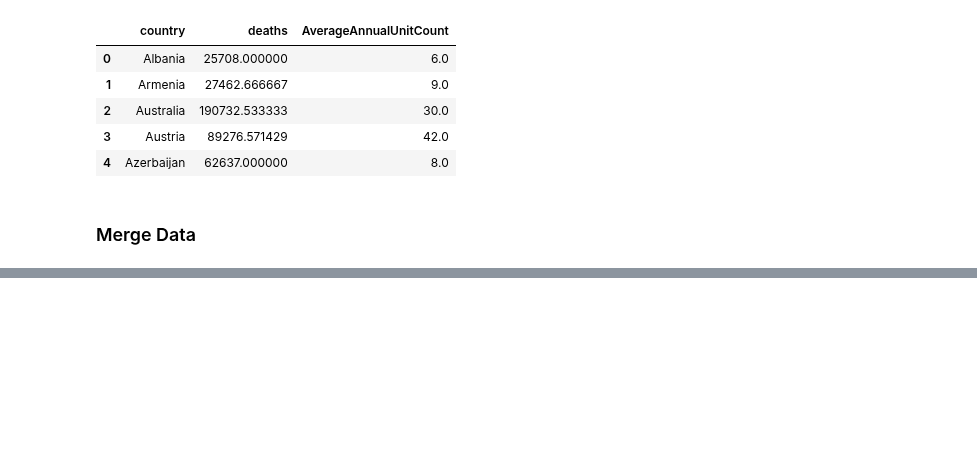
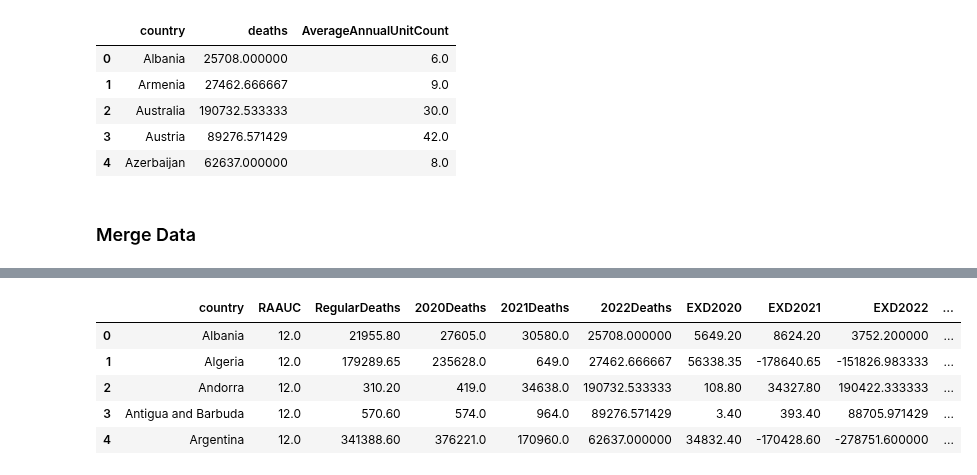
Before and after one commit to belongtothenight/BD_ML_Code, a Jupyter notebook: src/BD_w12_hw.ipynb, the cells around one changed output, grey strips where cells are left out. Saved outputs shown, nothing was run; the diff lists cells and outputs as text; code cells hidden in the pictures; blank space fills up the shorter version.

```diff
--- a/src/BD_w12_hw.ipynb
+++ b/src/BD_w12_hw.ipynb
@@ -146,0 +151,10 @@ newDF.head()
+# %%
+EXD2020 = newDF['2020Deaths'] - newDF['RegularDeaths']
+EXD2020.rename('EXD2020', inplace=True)
+EXD2021 = newDF['2021Deaths'] - newDF['RegularDeaths']
+EXD2021.rename('EXD2021', inplace=True)
+EXD2022 = newDF['2022Deaths'] - newDF['RegularDeaths']
+EXD2022.rename('EXD2022', inplace=True)
+newDF = pd.concat([newDF, EXD2020, EXD2021, EXD2022], axis=1)
+newDF.rename(columns={'RegularAverageAnnualUnitCount': 'RAAUC'}, inplace=True)
+newDF.head()
@@ -146,0 +170,10 @@ newDF.head()
+# %%
+path = join(getcwd().rstrip('src'),
+            'data/owid-covid-data.csv').replace('\\', '/')
+data = pd.read_csv(path)
+data = data[['location', 'population']]
+data.rename(columns={'location': 'country'}, inplace=True)
+data.groupby('country').count().sort_values(by='population', ascending=False)
+data.drop_duplicates(subset=['country'], inplace=True)
+data.reset_index(drop=True, inplace=True)
+data.head()
@@ -146,0 +187,19 @@ newDF.head()
+# %%
+con1 = list(data.country)
+con2 = list(newDF.country)
+pop = []
+for c in con2:
+    if c in con1:
+        pop.append(data[data.country == c].population.values[0])
+    else:
+        pop.append(0)
+pop = pd.Series(pop, name='population')
+newDF = pd.concat([newDF, pop], axis=1)
+newDF.head()
+# %% [output]
+|  | country | RAAUC | RegularDeaths | 2020Deaths | 2021Deaths | 2022Deaths | EXD2020 | EXD2021 | EXD2022 | ... |
+| 0 | Albania | 12.0 | 21955.80 | 27605.0 | 30580.0 | 25708.000000 | 5649.20 | 8624.20 | 3752.200000 | ... |
+| 1 | Algeria | 12.0 | 179289.65 | 235628.0 | 649.0 | 27462.666667 | 56338.35 | -178640.65 | -151826.983333 | ... |
+| 2 | Andorra | 12.0 | 310.20 | 419.0 | 34638.0 | 190732.533333 | 108.80 | 34327.80 | 190422.333333 | ... |
+| 3 | Antigua and Barbuda | 12.0 | 570.60 | 574.0 | 964.0 | 89276.571429 | 3.40 | 393.40 | 88705.971429 | ... |
+| 4 | Argentina | 12.0 | 341388.60 | 376221.0 | 170960.0 | 62637.000000 | 34832.40 | -170428.60 | -278751.600000 | ... |
```
Also changed, not shown: parts of 10 cells of this notebook, 1 other file.
